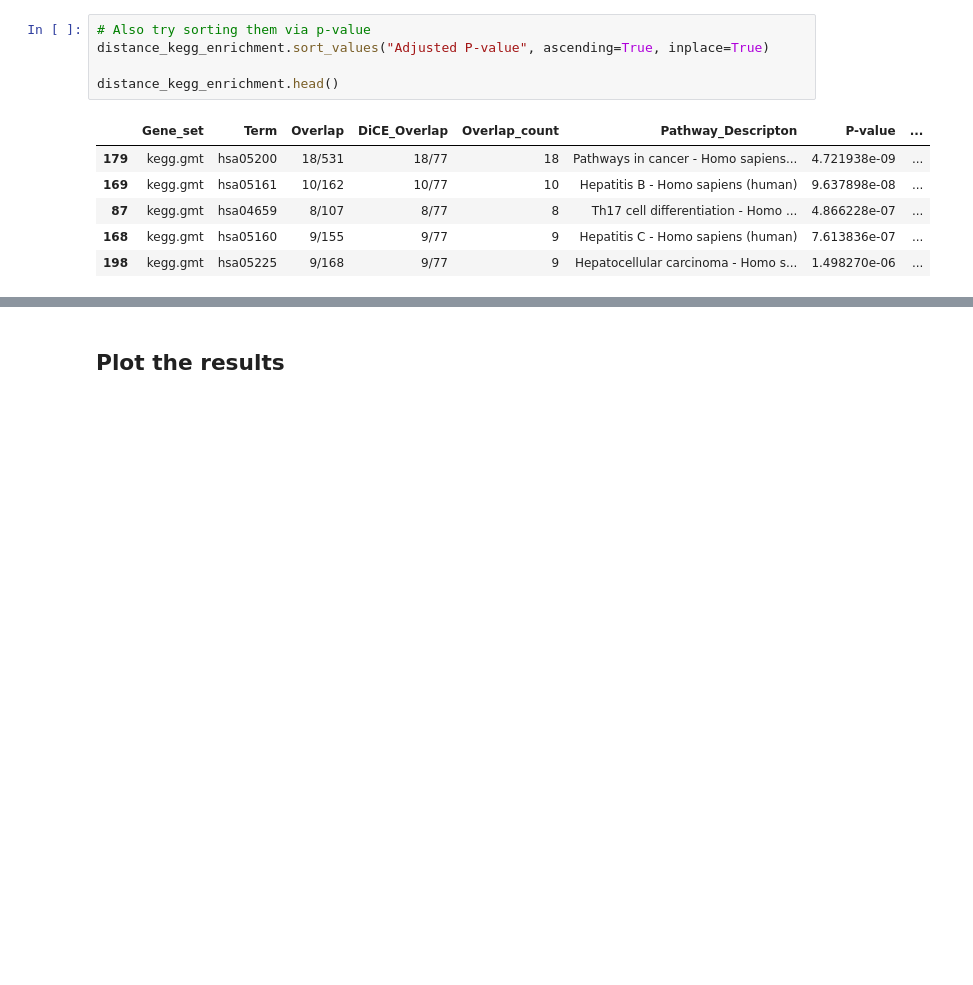
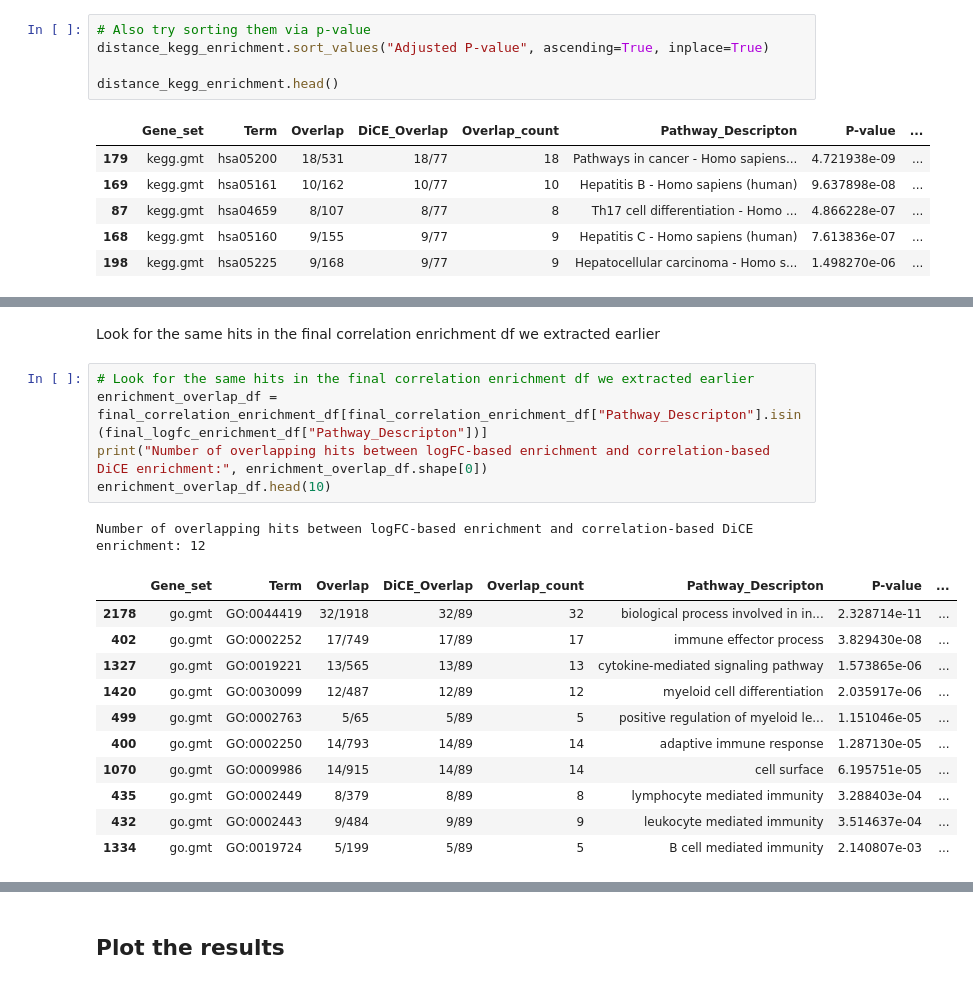
Before and after one commit to DavidosRB/Python-DiCE, a Jupyter notebook: notebooks/example_workflow.ipynb, the cells around one changed output, grey strips where cells are left out. Cells and saved outputs as stored; diff of their text form; blank space fills up the shorter version.

```diff
--- a/notebooks/example_workflow.ipynb
+++ b/notebooks/example_workflow.ipynb
@@ -1062,0 +1158,20 @@ distance_kegg_enrichment.head()
+# %% [markdown]
+Look for the same hits in the final correlation enrichment df we extracted earlier
+# %%
+# Look for the same hits in the final correlation enrichment df we extracted earlier
+enrichment_overlap_df = final_correlation_enrichment_df[final_correlation_enrichment_df["Pathway_Descripton"].isin(final_logfc_enrichment_df["Pathway_Descripton"])]
+print("Number of overlapping hits between logFC-based enrichment and correlation-based DiCE enrichment:", enrichment_overlap_df.shape[0])
+enrichment_overlap_df.head(10)
+# %% [output]
+Number of overlapping hits between logFC-based enrichment and correlation-based DiCE enrichment: 12
+|  | Gene_set | Term | Overlap | DiCE_Overlap | Overlap_count | Pathway_Descripton | P-value | ... |
+| 2178 | go.gmt | GO:0044419 | 32/1918 | 32/89 | 32 | biological process involved in in... | 2.328714e-11 | ... |
+| 402 | go.gmt | GO:0002252 | 17/749 | 17/89 | 17 | immune effector process | 3.829430e-08 | ... |
+| 1327 | go.gmt | GO:0019221 | 13/565 | 13/89 | 13 | cytokine-mediated signaling pathway | 1.573865e-06 | ... |
+| 1420 | go.gmt | GO:0030099 | 12/487 | 12/89 | 12 | myeloid cell differentiation | 2.035917e-06 | ... |
+| 499 | go.gmt | GO:0002763 | 5/65 | 5/89 | 5 | positive regulation of myeloid le... | 1.151046e-05 | ... |
+| 400 | go.gmt | GO:0002250 | 14/793 | 14/89 | 14 | adaptive immune response | 1.287130e-05 | ... |
+| 1070 | go.gmt | GO:0009986 | 14/915 | 14/89 | 14 | cell surface | 6.195751e-05 | ... |
+| 435 | go.gmt | GO:0002449 | 8/379 | 8/89 | 8 | lymphocyte mediated immunity | 3.288403e-04 | ... |
+| 432 | go.gmt | GO:0002443 | 9/484 | 9/89 | 9 | leukocyte mediated immunity | 3.514637e-04 | ... |
+| 1334 | go.gmt | GO:0019724 | 5/199 | 5/89 | 5 | B cell mediated immunity | 2.140807e-03 | ... |
```
Also changed, not shown: parts of 16 cells of this notebook.
